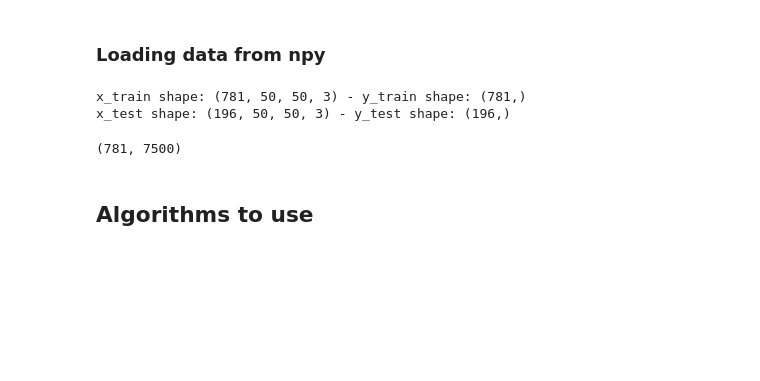
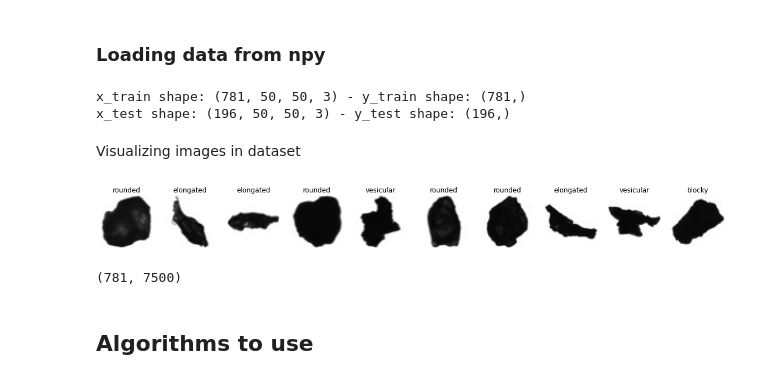
Before and after one commit to ieferreira/geological-menagerie, a Jupyter notebook: AlgorithmsDeposit/algorithmsImages.ipynb, the cells around one changed output. Cells and saved outputs as stored; diff of their text form; code cells hidden in the pictures; blank space fills up the shorter version.

Commit message:
added visualization to images

```diff
--- a/AlgorithmsDeposit/algorithmsImages.ipynb
+++ b/AlgorithmsDeposit/algorithmsImages.ipynb
@@ -19,11 +19,27 @@ print(f"x_test shape: {x_test.shape} - y_test shape: {y_test.shape}")
 # %% [output]
 x_train shape: (781, 50, 50, 3) - y_train shape: (781,)
 x_test shape: (196, 50, 50, 3) - y_test shape: (196,)
+# %% [markdown]
+Visualizing images in dataset
+# %%
+def visualize_dataset(n):
+    """plot imshow n images in a grid from x_train[i] where i is a random integer between 0 and len(x_train) and assing title from same y_train[i] this values are {0: "blocky", 1: "elongated", 2:"rounded", 3:"vesicular"}"""
+    title = {0: "blocky", 1: "elongated", 2:"rounded", 3:"vesicular"}
+    fig, axs = plt.subplots(1, n, figsize=(20, 20))
+    for i in range(n):
+        axs[i].imshow(x_train[i].reshape(50, 50,3), cmap='gray')
+        axs[i].axis('off')
+        axs[i].set_title(title[y_train[i]])
+    plt.show()
 # %%
 def convert_array(array):
     """Split numpy array into n subarrays to make single column.
     For example, convert array of shape (781,50,50,3) to array of shape (781, 7500)"""
     return array.reshape(array.shape[0], -1)
+# %%
+visualize_dataset(10)
+# %% [output]
+[figure, added]
 # %%
 X_train = convert_array(x_train)
 # %%
```
Also changed, not shown: parts of 1 cell of this notebook.
